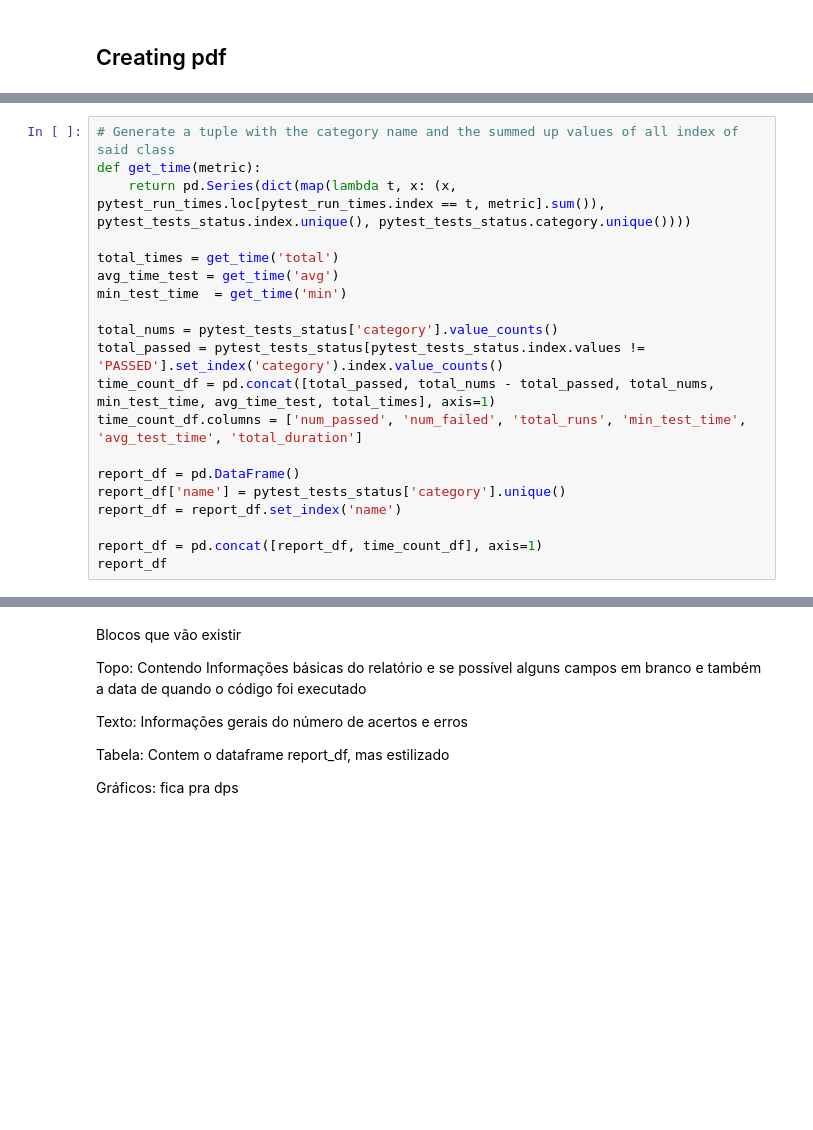
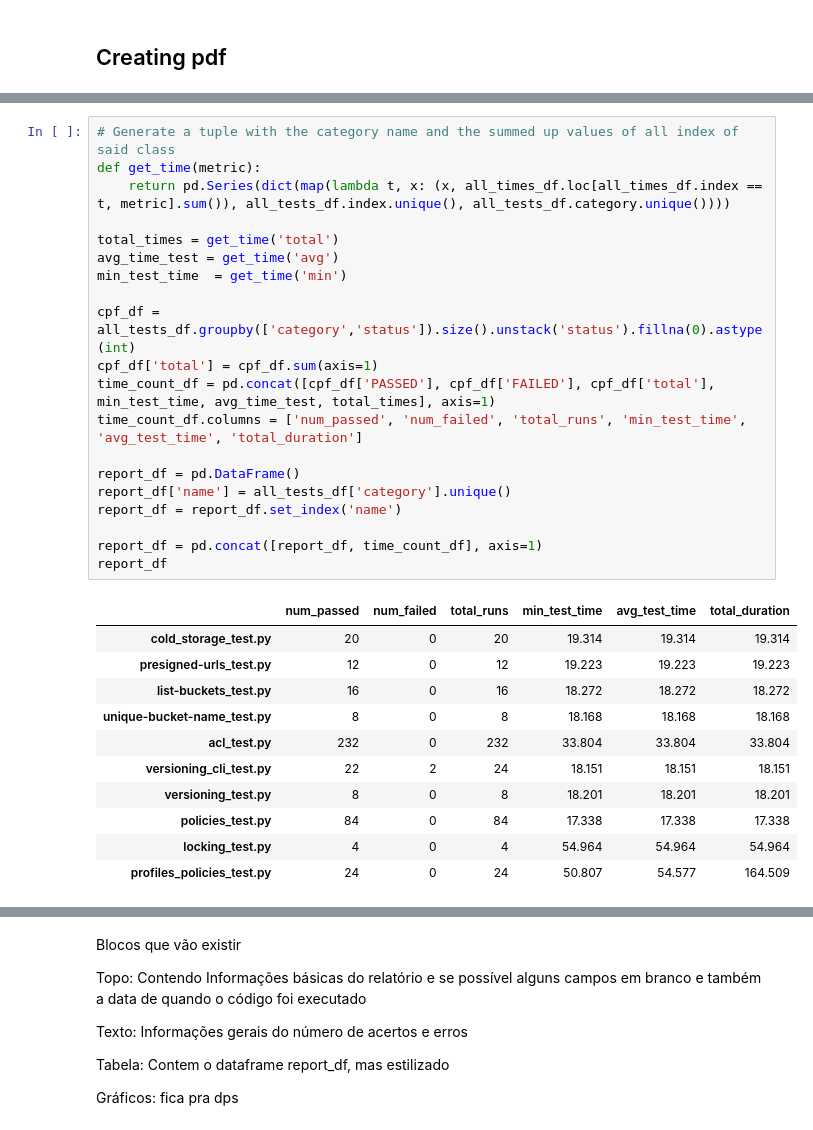
Before and after one commit to 2xlhe/gh-Actions-Reader, a Jupyter notebook: report.ipynb, the cells around one changed output, grey strips where cells are left out. Drawn from its saved outputs; the diff is of its cells as text; blank space fills up the shorter version.

```diff
--- a/report.ipynb
+++ b/report.ipynb
@@ -179,23 +291,35 @@ pytest_run_times.index.unique()
 # %%
 # Generate a tuple with the category name and the summed up values of all index of said class
 def get_time(metric):
-    return pd.Series(dict(map(lambda t, x: (x, pytest_run_times.loc[pytest_run_times.index == t, metric].sum()), pytest_tests_status.index.unique(), pytest_tests_status.category.unique())))
+    return pd.Series(dict(map(lambda t, x: (x, all_times_df.loc[all_times_df.index == t, metric].sum()), all_tests_df.index.unique(), all_tests_df.category.unique())))
 
 total_times = get_time('total')
 avg_time_test = get_time('avg')
 min_test_time  = get_time('min')
 
-total_nums = pytest_tests_status['category'].value_counts()
-total_passed = pytest_tests_status[pytest_tests_status.index.values != 'PASSED'].set_index('category').index.value_counts()
-time_count_df = pd.concat([total_passed, total_nums - total_passed, total_nums, min_test_time, avg_time_test, total_times], axis=1)
+cpf_df = all_tests_df.groupby(['category','status']).size().unstack('status').fillna(0).astype(int)
+cpf_df['total'] = cpf_df.sum(axis=1)
+time_count_df = pd.concat([cpf_df['PASSED'], cpf_df['FAILED'], cpf_df['total'], min_test_time, avg_time_test, total_times], axis=1)
 time_count_df.columns = ['num_passed', 'num_failed', 'total_runs', 'min_test_time', 'avg_test_time', 'total_duration']
 
 report_df = pd.DataFrame()
-report_df['name'] = pytest_tests_status['category'].unique()
+report_df['name'] = all_tests_df['category'].unique()
 report_df = report_df.set_index('name')
 
 report_df = pd.concat([report_df, time_count_df], axis=1)
 report_df
+# %% [output]
+|  | num_passed | num_failed | total_runs | min_test_time | avg_test_time | total_duration |
+| cold_storage_test.py | 20 | 0 | 20 | 19.314 | 19.314 | 19.314 |
+| presigned-urls_test.py | 12 | 0 | 12 | 19.223 | 19.223 | 19.223 |
+| list-buckets_test.py | 16 | 0 | 16 | 18.272 | 18.272 | 18.272 |
+| unique-bucket-name_test.py | 8 | 0 | 8 | 18.168 | 18.168 | 18.168 |
+| acl_test.py | 232 | 0 | 232 | 33.804 | 33.804 | 33.804 |
+| versioning_cli_test.py | 22 | 2 | 24 | 18.151 | 18.151 | 18.151 |
+| versioning_test.py | 8 | 0 | 8 | 18.201 | 18.201 | 18.201 |
+| policies_test.py | 84 | 0 | 84 | 17.338 | 17.338 | 17.338 |
+| locking_test.py | 4 | 0 | 4 | 54.964 | 54.964 | 54.964 |
+| profiles_policies_test.py | 24 | 0 | 24 | 50.807 | 54.577 | 164.509 |
 # %%
 # Generate tuple with error values
 errors_df = all_failures_df
```
Also changed, not shown: parts of 17 cells of this notebook.
